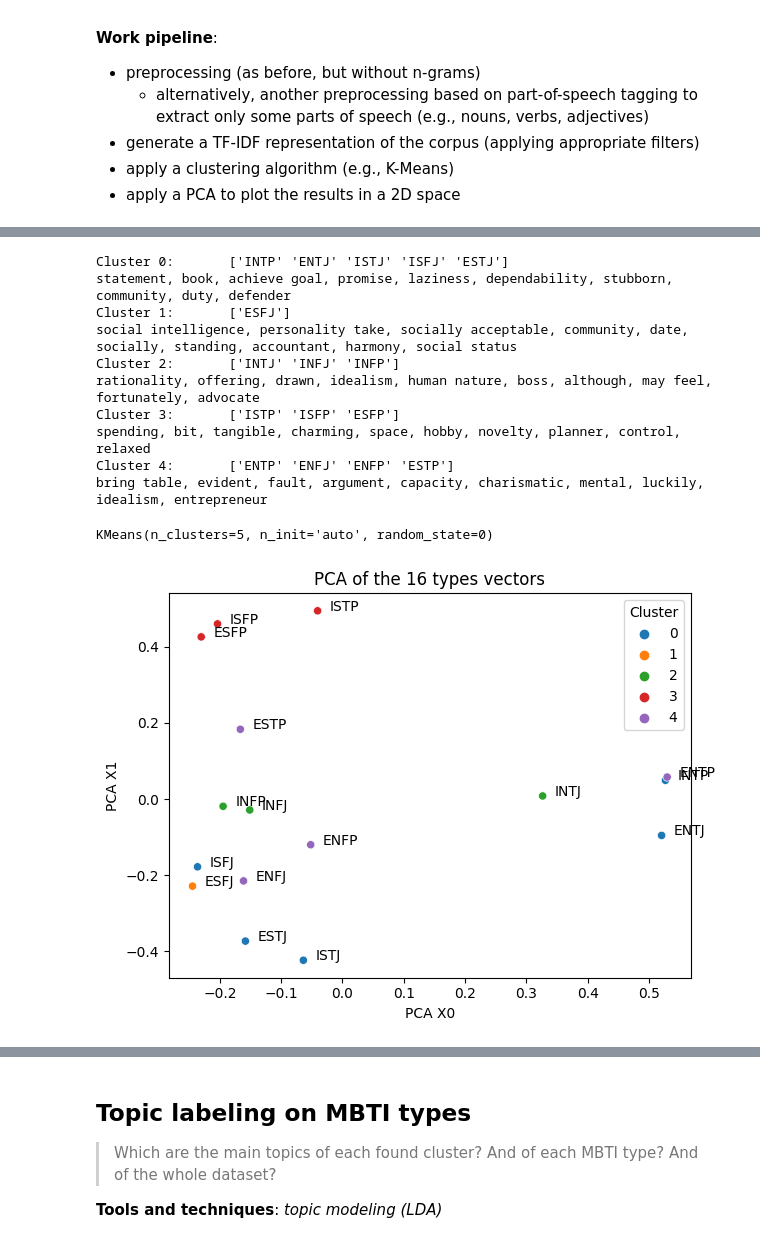
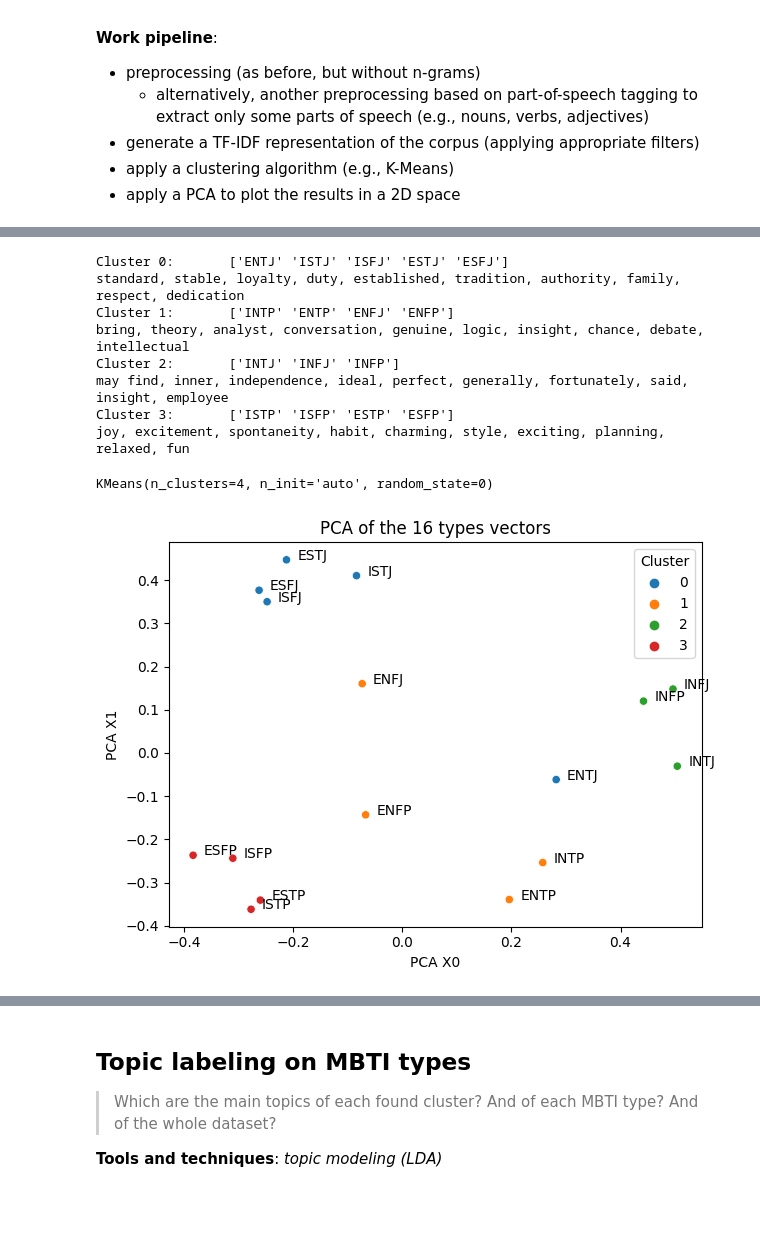
Before and after one commit to emanuelena49/MBTI-NLP, a Jupyter notebook: mbti_types.ipynb, the cells around one changed output, grey strips where cells are left out. Drawn from its saved outputs; the diff is of its cells as text; code cells hidden in the pictures; blank space fills up the shorter version.

```diff
--- a/mbti_types.ipynb
+++ b/mbti_types.ipynb
@@ -272,11 +272,12 @@ def preprocessing(
         token for token in tokens \
         if token.isalpha() and \
         (token not in nltk.corpus.stopwords.words('english')) and \
-        (token not in other_stopwords)
+        lemmatizer.lemmatize(token) not in other_stopwords
         ]
 
     # lemmatization
     tokens = [lemmatizer.lemmatize(token) for token in tokens]
+
 
     if n_ngrams <= 1:
         return tokens
@@ -829,15 +896,20 @@ def kmeans_cluster_and_pca(
 # %%
-kmeans_cluster_and_pca(types_ft_tokens, n_clusters=5, n_keywords=10, ngram_range=(1,2), min_df=2, max_df=5)
+# Clustering Nr. 03: stricter frequency filters
+kmeans_cluster_and_pca(
+    types_ft_tokens,
+    n_clusters=4,
+    n_keywords=10,
+    ngram_range=(1,2),
+    min_df=5, max_df=10,
+    )
 # %% [output]
-Cluster 0:       ['INTP' 'ENTJ' 'ISTJ' 'ISFJ' 'ESTJ']
-statement, book, achieve goal, promise, laziness, dependability, stubborn, community, duty, defender
-Cluster 1:       ['ESFJ']
-social intelligence, personality take, socially acceptable, community, date, socially, standing, accountant, harmony, social status
+Cluster 0:       ['ENTJ' 'ISTJ' 'ISFJ' 'ESTJ' 'ESFJ']
+standard, stable, loyalty, duty, established, tradition, authority, family, respect, dedication
+Cluster 1:       ['INTP' 'ENTP' 'ENFJ' 'ENFP']
+bring, theory, analyst, conversation, genuine, logic, insight, chance, debate, intellectual
 Cluster 2:       ['INTJ' 'INFJ' 'INFP']
-rationality, offering, drawn, idealism, human nature, boss, although, may feel, fortunately, advocate
-Cluster 3:       ['ISTP' 'ISFP' 'ESFP']
-spending, bit, tangible, charming, space, hobby, novelty, planner, control, relaxed
-Cluster 4:       ['ENTP' 'ENFJ' 'ENFP' 'ESTP']
-bring table, evident, fault, argument, capacity, charismatic, mental, luckily, idealism, entrepreneur
+may find, inner, independence, ideal, perfect, generally, fortunately, said, insight, employee
+Cluster 3:       ['ISTP' 'ISFP' 'ESTP' 'ESFP']
+joy, excitement, spontaneity, habit, charming, style, exciting, planning, relaxed, fun
-KMeans(n_clusters=5, n_init='auto', random_state=0)
+KMeans(n_clusters=4, n_init='auto', random_state=0)
-[figure, old version]
+[figure, new version]
```
Also changed, not shown: parts of 14 cells of this notebook.
